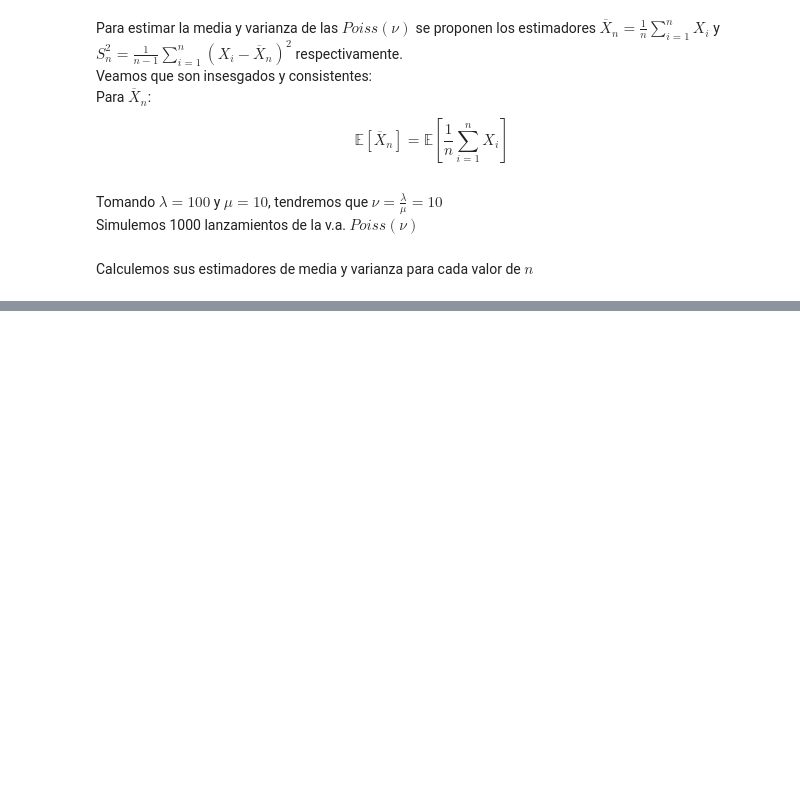
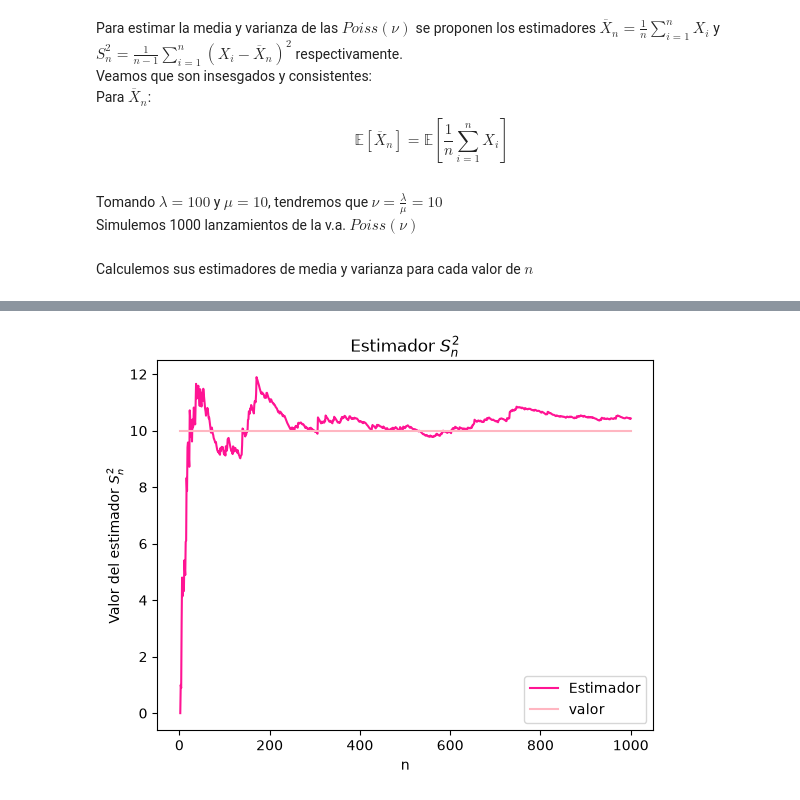
Before and after one commit to benjitabravocarvajal-spec/Tarea-1-estadistica, a Jupyter notebook: notebooks/tarea_1_parte_2.ipynb, the cells around one changed output, grey strips where cells are left out. Cells and saved outputs as stored; diff of their text form; code cells hidden in the pictures; blank space fills up the shorter version.

```diff
--- a/notebooks/tarea_1_parte_2.ipynb
+++ b/notebooks/tarea_1_parte_2.ipynb
@@ -43,0 +55,11 @@ for i in range(len(var_poiss)):
+# %%
+plt.plot(cantidad, var_poiss, color="deeppink",label="Estimador")
+plt.plot(cantidad, nu, color="lightpink",label="valor")
+plt.xlabel("n")
+plt.ylabel("Valor del estimador $S_n^2$")
+plt.title("Estimador $S_n^2$")
+plt.legend()
+plt.savefig("results/estimador_var_muestral_poiss.png")
+plt.show()
+# %% [output]
+[figure, added]
```
Also changed, not shown: parts of 3 cells of this notebook.
